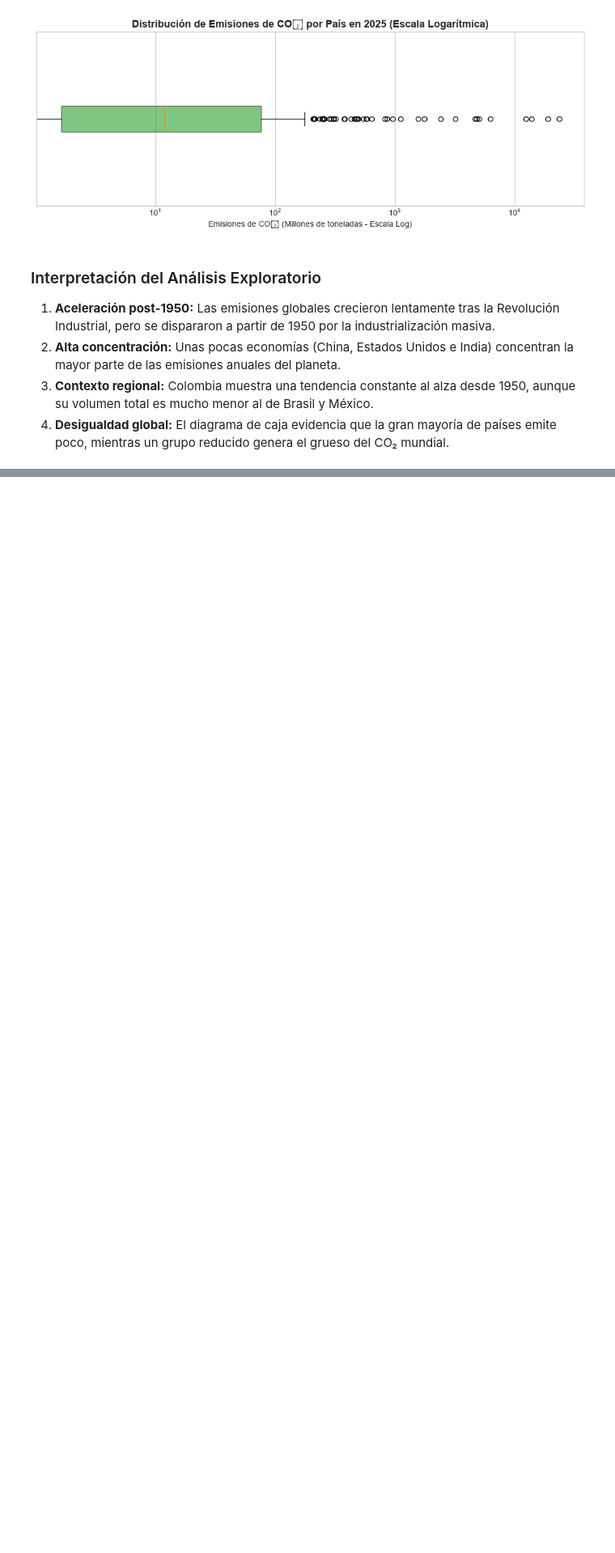
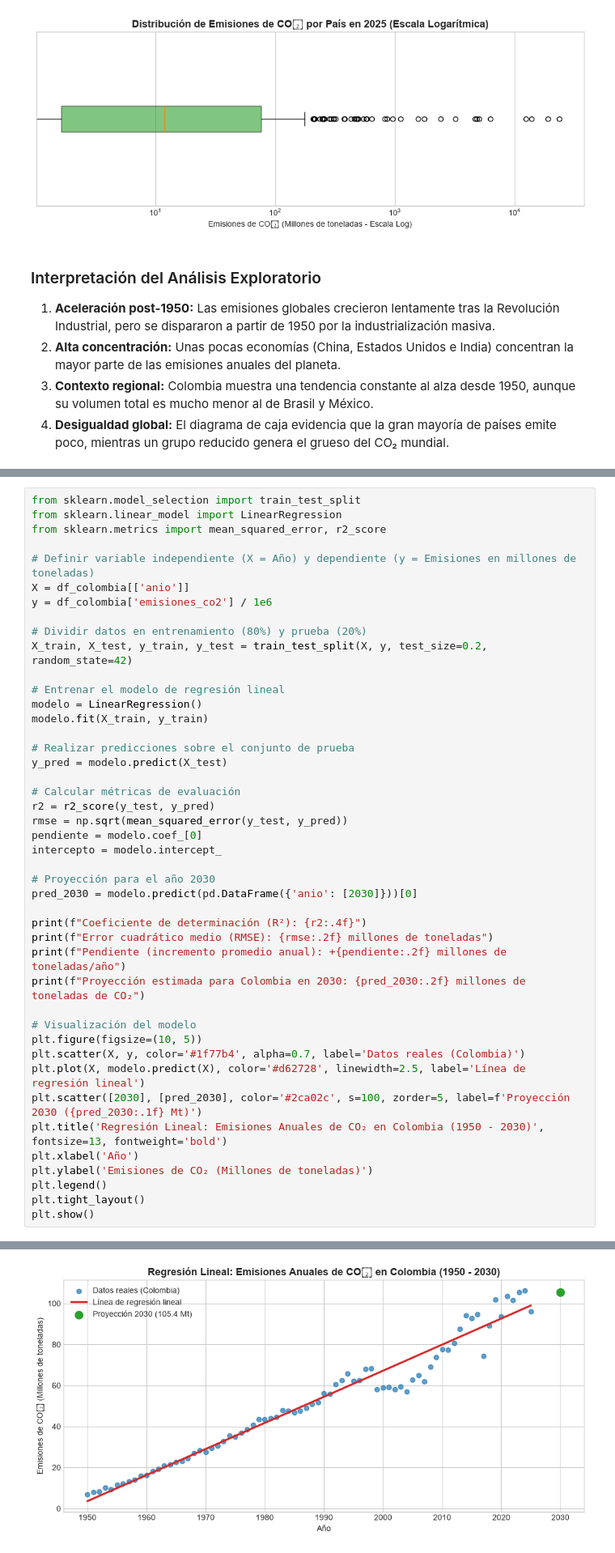
Before and after one commit to hectr2189/proyecto-co2-uniagraria, a Jupyter notebook: analisis_co2.ipynb, the cells around one changed output, grey strips where cells are left out. Shown at 81% size. Drawn from its saved outputs; the diff is of its cells as text; blank space fills up the shorter version.

Commit message:
Paso 3: Implementación de regresión lineal, métricas e interpretación con el artículo

```diff
--- a/analisis_co2.ipynb
+++ b/analisis_co2.ipynb
@@ -143,0 +147,45 @@ plt.show()
+# %%
+from sklearn.model_selection import train_test_split
+from sklearn.linear_model import LinearRegression
+from sklearn.metrics import mean_squared_error, r2_score
+
+# Definir variable independiente (X = Año) y dependiente (y = Emisiones en millones de toneladas)
+X = df_colombia[['anio']]
+y = df_colombia['emisiones_co2'] / 1e6
+
+# Dividir datos en entrenamiento (80%) y prueba (20%)
+X_train, X_test, y_train, y_test = train_test_split(X, y, test_size=0.2, random_state=42)
+
+# Entrenar el modelo de regresión lineal
+modelo = LinearRegression()
+modelo.fit(X_train, y_train)
+
+# Realizar predicciones sobre el conjunto de prueba
+y_pred = modelo.predict(X_test)
+
+# Calcular métricas de evaluación
+r2 = r2_score(y_test, y_pred)
+rmse = np.sqrt(mean_squared_error(y_test, y_pred))
+pendiente = modelo.coef_[0]
+intercepto = modelo.intercept_
+
+# Proyección para el año 2030
+pred_2030 = modelo.predict(pd.DataFrame({'anio': [2030]}))[0]
+
+print(f"Coeficiente de determinación (R²): {r2:.4f}")
+print(f"Error cuadrático medio (RMSE): {rmse:.2f} millones de toneladas")
+print(f"Pendiente (incremento promedio anual): +{pendiente:.2f} millones de toneladas/año")
+print(f"Proyección estimada para Colombia en 2030: {pred_2030:.2f} millones de toneladas de CO₂")
+
+# Visualización del modelo
+plt.figure(figsize=(10, 5))
+plt.scatter(X, y, color='#1f77b4', alpha=0.7, label='Datos reales (Colombia)')
+plt.plot(X, modelo.predict(X), color='#d62728', linewidth=2.5, label='Línea de regresión lineal')
+plt.scatter([2030], [pred_2030], color='#2ca02c', s=100, zorder=5, label=f'Proyección 2030 ({pred_2030:.1f} Mt)')
+plt.title('Regresión Lineal: Emisiones Anuales de CO₂ en Colombia (1950 - 2030)', fontsize=13, fontweight='bold')
+plt.xlabel('Año')
+plt.ylabel('Emisiones de CO₂ (Millones de toneladas)')
+plt.legend()
+plt.tight_layout()
+plt.show()
+# %% [output]
@@ -143,0 +196 @@ plt.show()
+[figure, added]
```
Also changed, not shown: parts of 3 cells of this notebook.
